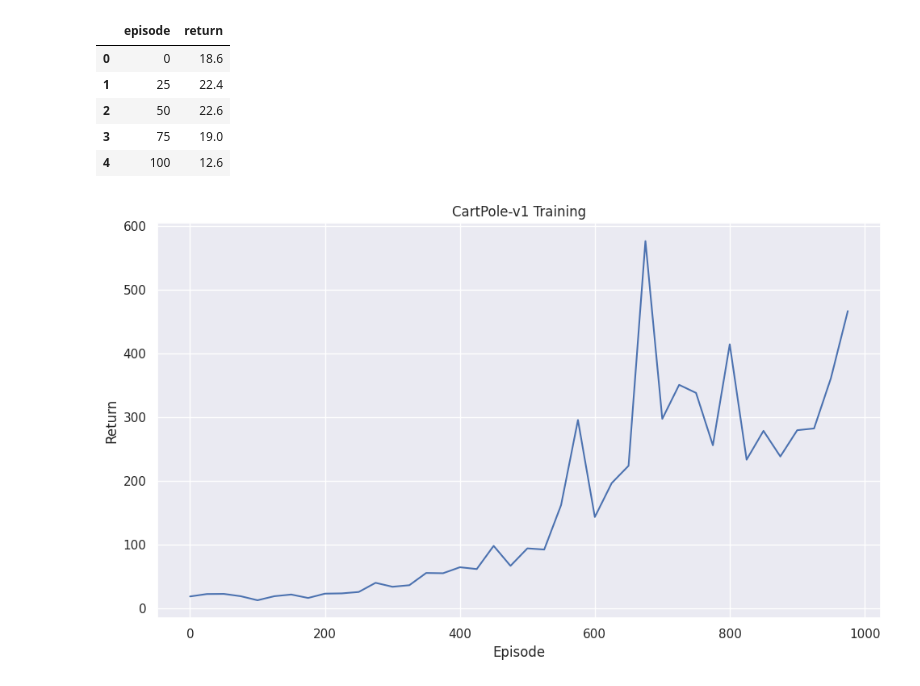
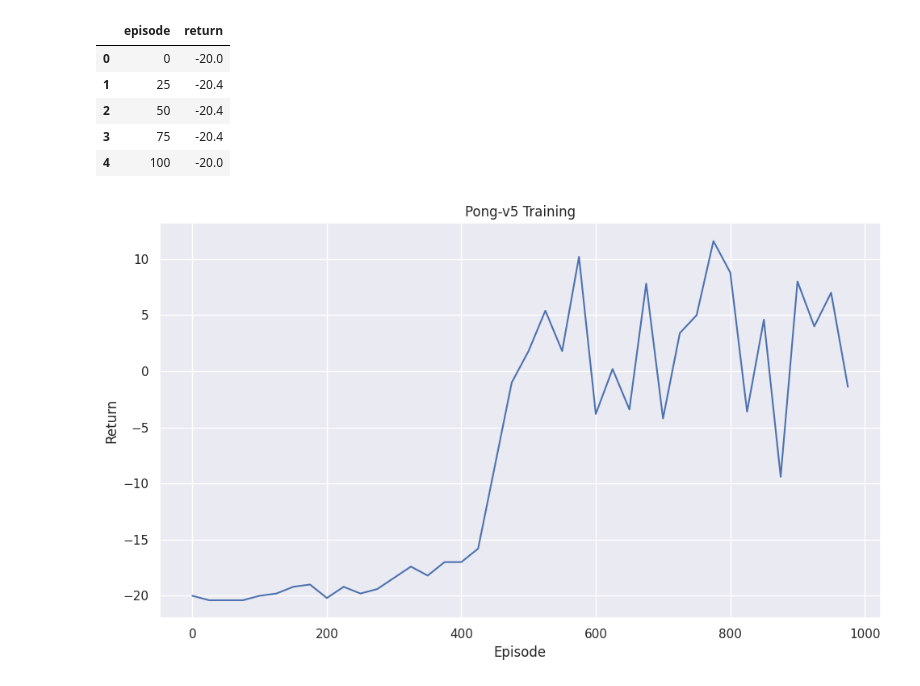
Before and after one commit to eriksik2/Deep-Q-learning, a Jupyter notebook: visualization.ipynb, the cells around one changed output. Saved outputs shown, nothing was run; the diff lists cells and outputs as text; code cells hidden in the pictures.

```diff
--- a/visualization.ipynb
+++ b/visualization.ipynb
@@ -5,23 +5,23 @@ import pandas as pd
 import seaborn as sns
 sns.set()
 # %%
-df = pd.read_csv('recorder/CartPole-v1.csv')
+df = pd.read_csv('recorder/Pong-v5.csv')
 df.head()
 # %% [output]
 |  | episode | return |
-| 0 | 0 | 18.6 |
-| 1 | 25 | 22.4 |
-| 2 | 50 | 22.6 |
-| 3 | 75 | 19.0 |
-| 4 | 100 | 12.6 |
+| 0 | 0 | -20.0 |
+| 1 | 25 | -20.4 |
+| 2 | 50 | -20.4 |
+| 3 | 75 | -20.4 |
+| 4 | 100 | -20.0 |
 # %%
 
 # Plot df['return'] over df['episode'].
 plt.figure(figsize=(10, 6))
 plt.plot(df['episode'], df['return'])
 plt.xlabel('Episode')
 plt.ylabel('Return')
-plt.title('CartPole-v1 Training')
+plt.title('Pong-v5 Training')
 plt.tight_layout()
 # %% [output]
-[figure, old version]
+[figure, new version]
```
Also changed, not shown: 2 other files.
